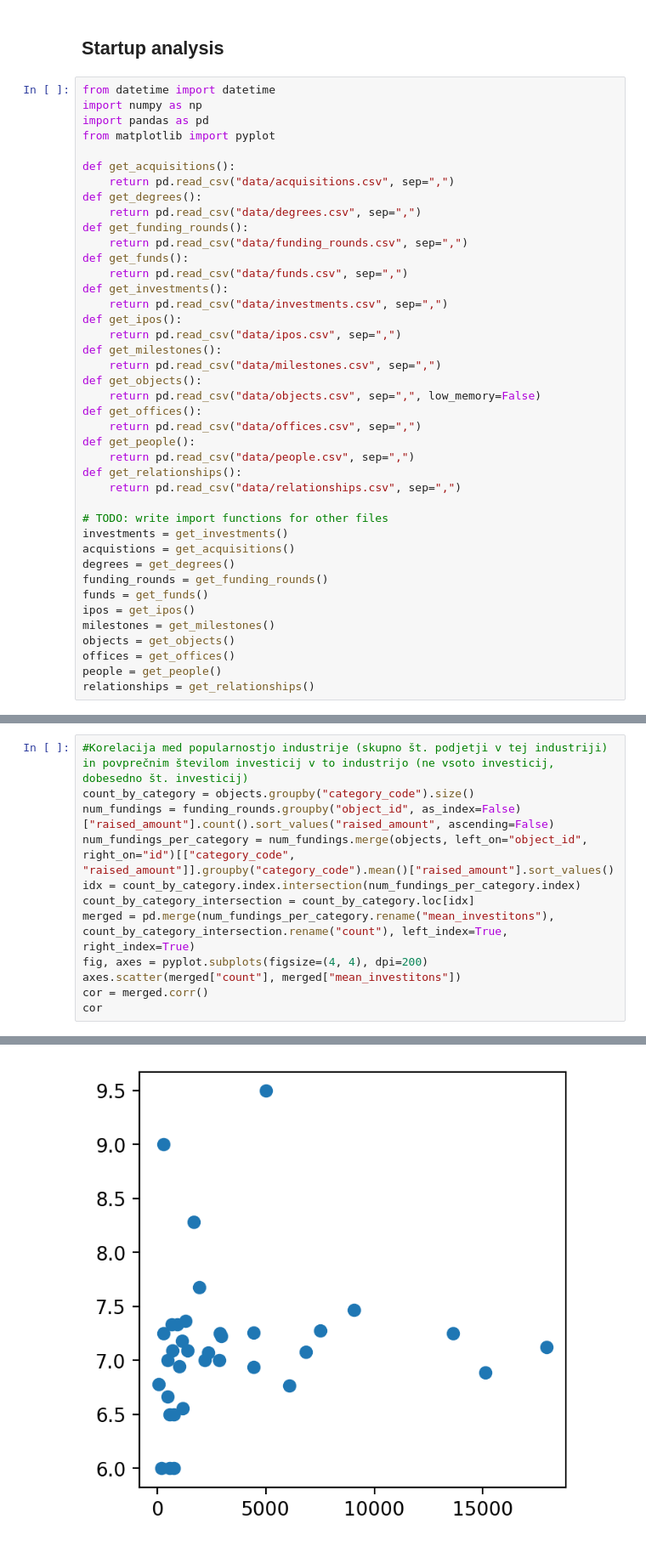
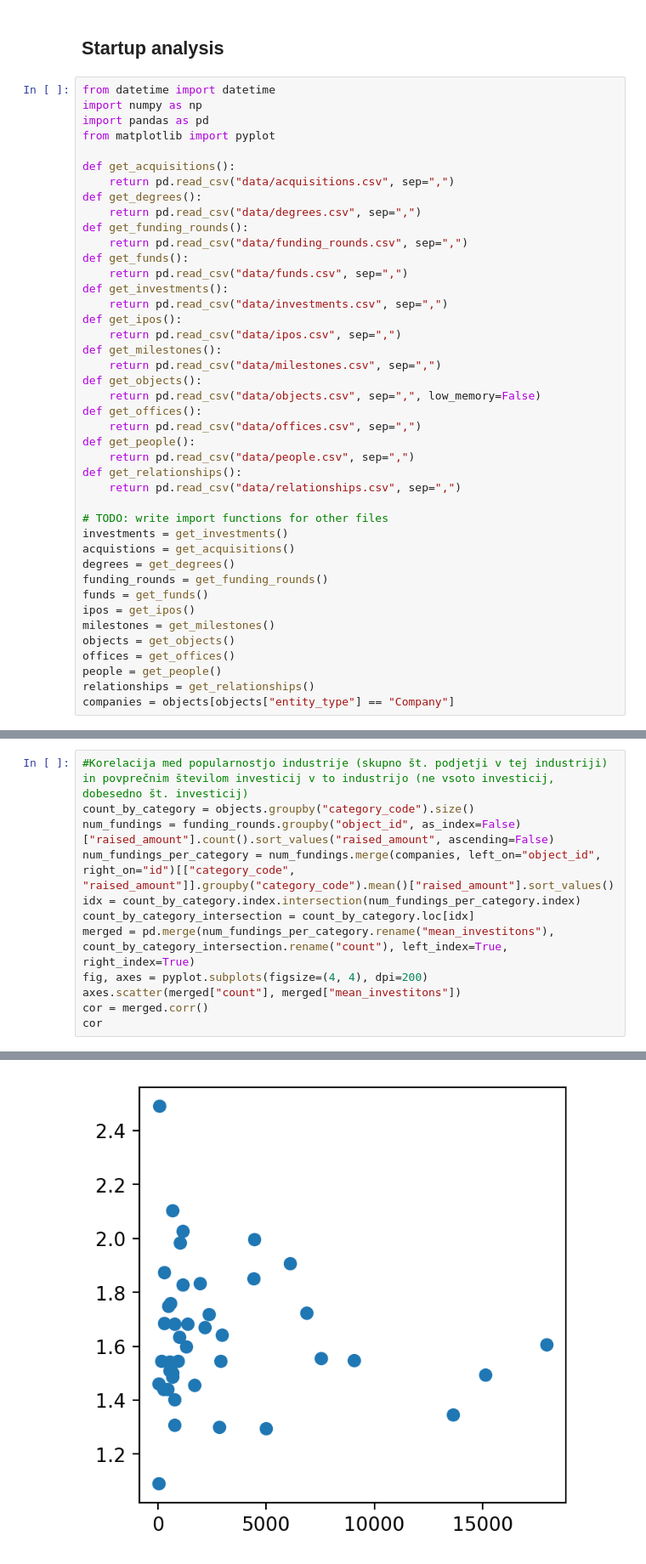
Before and after one commit to bartolomej/PR22_BK_LG_NS, a Jupyter notebook: notebook.ipynb, the cells around one changed output, grey strips where cells are left out. Shown at 85% size. Cells and saved outputs as stored; diff of their text form.

```diff
--- a/notebook.ipynb
+++ b/notebook.ipynb
@@ -41,6 +41,7 @@ objects = get_objects()
 offices = get_offices()
 people = get_people()
 relationships = get_relationships()
+companies = objects[objects["entity_type"] == "Company"]
 # %%
 from matplotlib import pyplot
 total_fundings = funding_rounds.groupby("object_id", as_index=False)["raised_amount"].sum().sort_values("raised_amount", ascending=False)
@@ -129,7 +114,7 @@ cor
 #Korelacija med popularnostjo industrije (skupno št. podjetji v tej industriji) in povprečnim številom investicij v to industrijo (ne vsoto investicij, dobesedno št. investicij)
 count_by_category = objects.groupby("category_code").size()
 num_fundings = funding_rounds.groupby("object_id", as_index=False)["raised_amount"].count().sort_values("raised_amount", ascending=False)
-num_fundings_per_category = num_fundings.merge(objects, left_on="object_id", right_on="id")[["category_code", "raised_amount"]].groupby("category_code").mean()["raised_amount"].sort_values()
+num_fundings_per_category = num_fundings.merge(companies, left_on="object_id", right_on="id")[["category_code", "raised_amount"]].groupby("category_code").mean()["raised_amount"].sort_values()
 idx = count_by_category.index.intersection(num_fundings_per_category.index)
 count_by_category_intersection = count_by_category.loc[idx]
 merged = pd.merge(num_fundings_per_category.rename("mean_investitons"), count_by_category_intersection.rename("count"), left_index=True, right_index=True)
@@ -144,4 +129,4 @@ cor
-[figure, old version]
+[figure, new version]
 # %%
 #Industrja z največjo investicijo vsako leto
 from datetime import datetime
```
Also changed, not shown: parts of 16 cells of this notebook.
